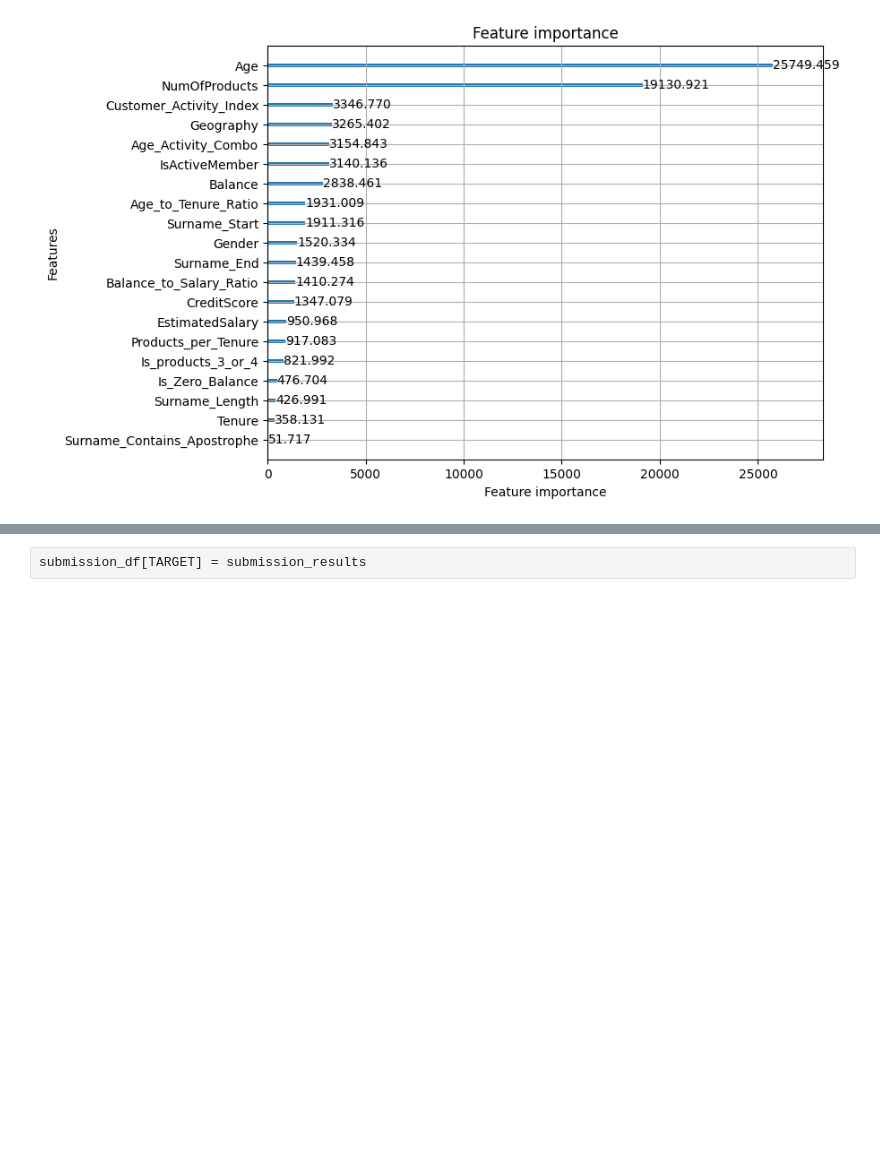
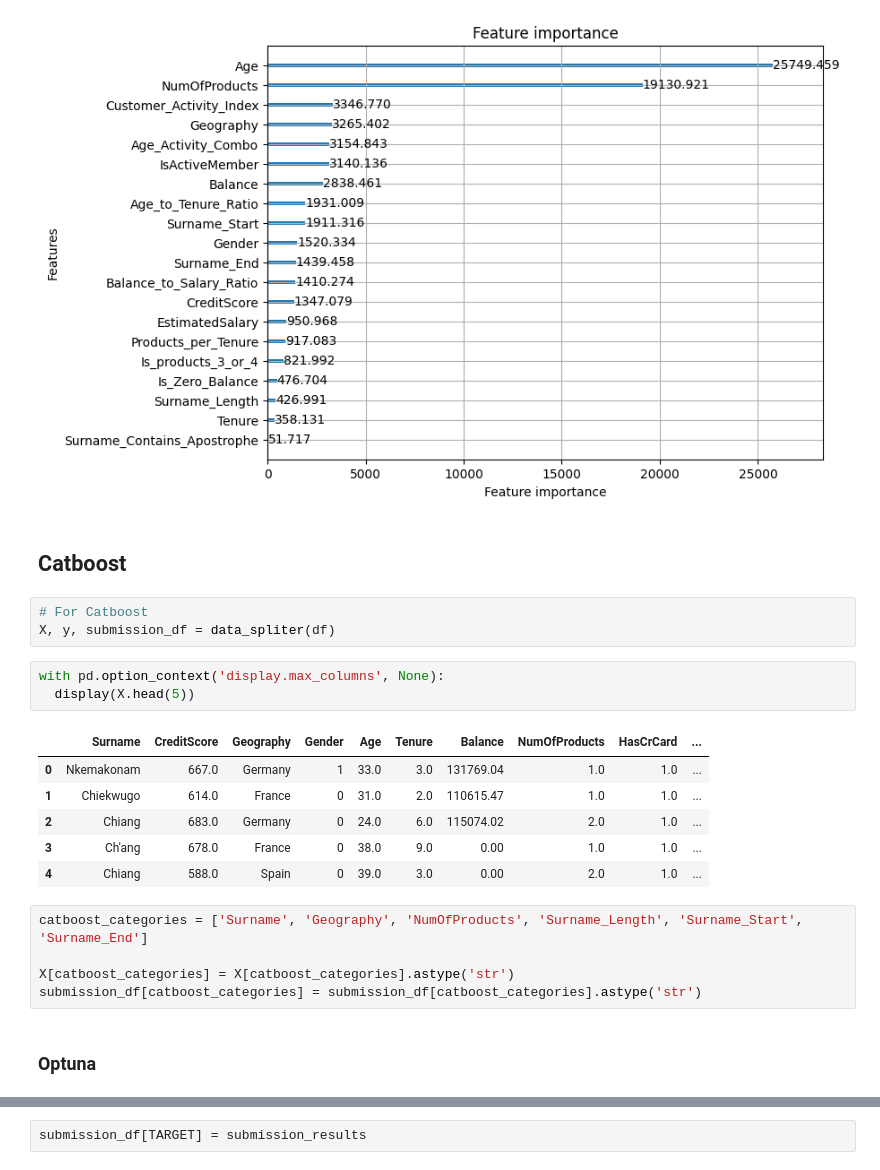
Before and after one commit to gavrilovAlikhan/ML-Practice, a Jupyter notebook: Bank Churn (MLinside)/bank_churn.ipynb, the cells around one changed output, grey strips where cells are left out. Saved outputs shown, nothing was run; the diff lists cells and outputs as text; blank space fills up the shorter version.

Commit message:
adding catboost

```diff
--- a/Bank Churn (MLinside)/bank_churn.ipynb
+++ b/Bank Churn (MLinside)/bank_churn.ipynb
@@ -655,3 +679,25 @@ lgb.plot_importance(model, importance_type="gain", max_num_features=20, figsize=
 # %% [output]
 <Axes: title={'center': 'Feature importance'}, xlabel='Feature importance', ylabel='Features'>
 [figure]
+# %% [markdown]
+## Catboost
+# %%
+# For Catboost
+X, y, submission_df = data_spliter(df)
+# %%
+with pd.option_context('display.max_columns', None):
+  display(X.head(5))
+# %% [output]
+|  | Surname | CreditScore | Geography | Gender | Age | Tenure | Balance | NumOfProducts | HasCrCard | ... |
+| 0 | Nkemakonam | 667.0 | Germany | 1 | 33.0 | 3.0 | 131769.04 | 1.0 | 1.0 | ... |
+| 1 | Chiekwugo | 614.0 | France | 0 | 31.0 | 2.0 | 110615.47 | 1.0 | 1.0 | ... |
+| 2 | Chiang | 683.0 | Germany | 0 | 24.0 | 6.0 | 115074.02 | 2.0 | 1.0 | ... |
+| 3 | Ch'ang | 678.0 | France | 0 | 38.0 | 9.0 | 0.00 | 1.0 | 1.0 | ... |
+| 4 | Chiang | 588.0 | Spain | 0 | 39.0 | 3.0 | 0.00 | 2.0 | 1.0 | ... |
+# %%
+catboost_categories = ['Surname', 'Geography', 'NumOfProducts', 'Surname_Length', 'Surname_Start', 'Surname_End']
+
+X[catboost_categories] = X[catboost_categories].astype('str')
+submission_df[catboost_categories] = submission_df[catboost_categories].astype('str')
+# %% [markdown]
+### Optuna
```
Also changed, not shown: parts of 15 cells of this notebook.
